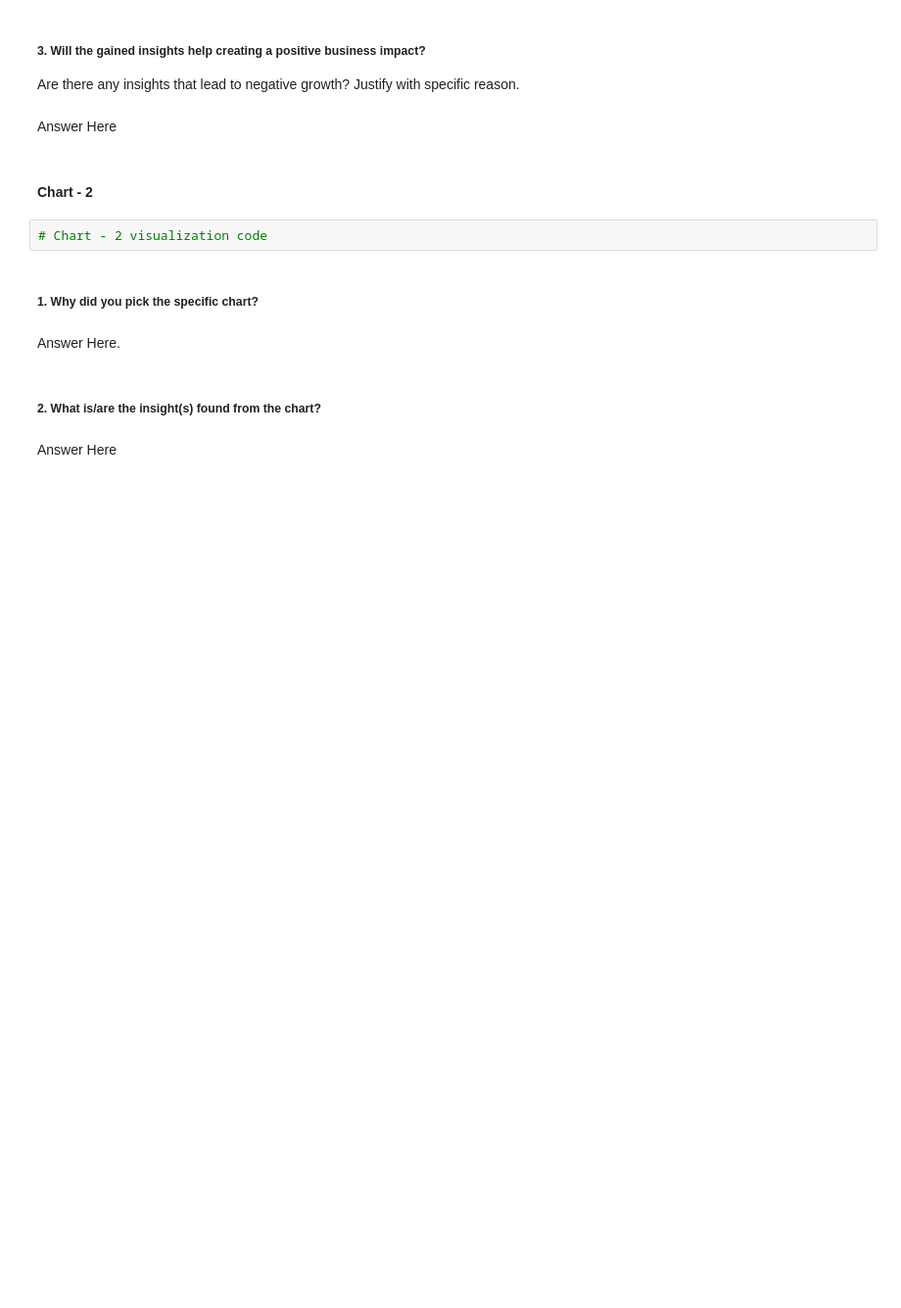
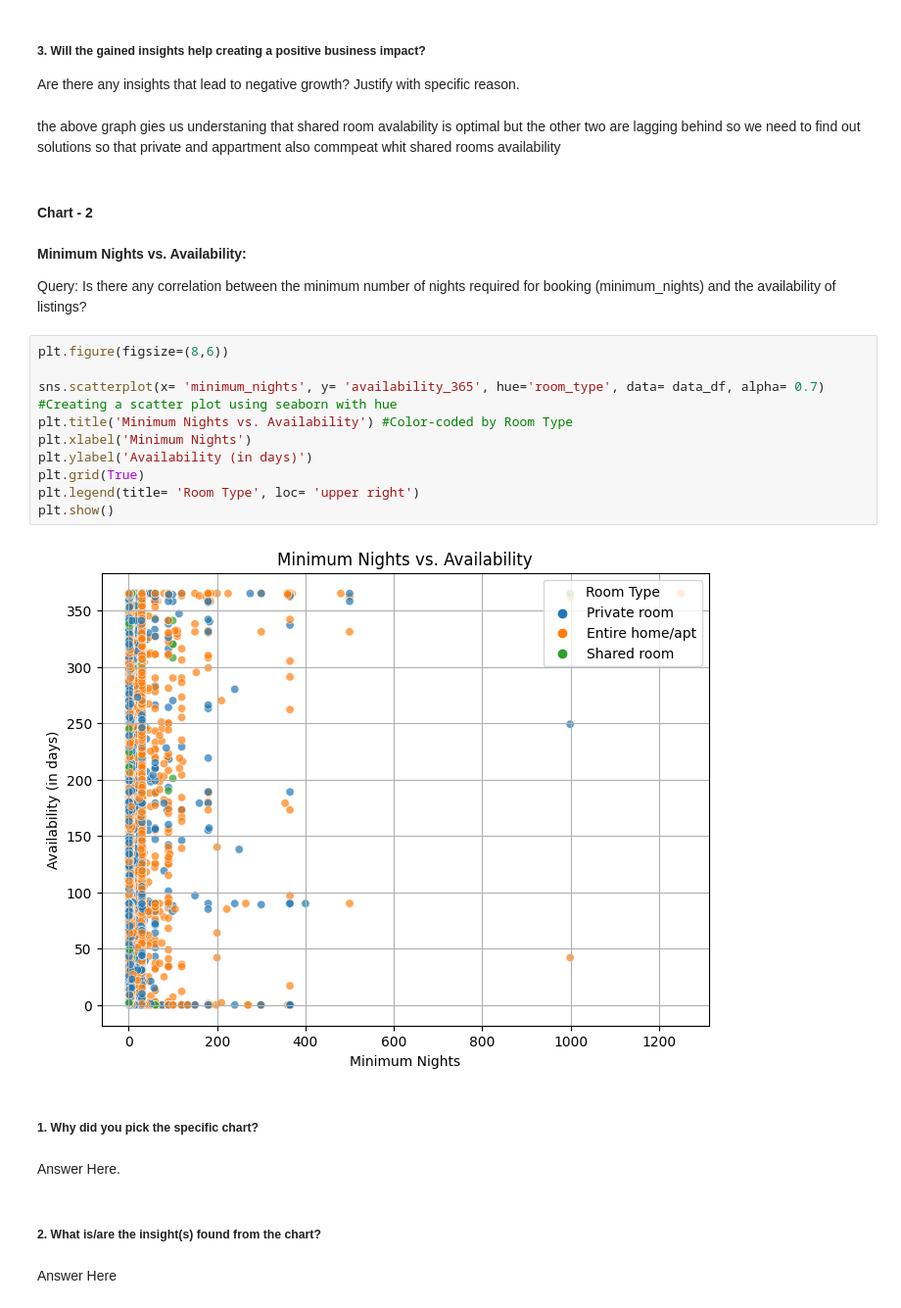
Before and after one commit to mradulkankaria/Capstone-1, a Jupyter notebook: AieBnb_EDA_project_Submission.ipynb, the cells around one changed output. Shown at 98% size. Saved outputs shown, nothing was run; the diff lists cells and outputs as text; blank space fills up the shorter version.

```diff
--- a/AieBnb_EDA_project_Submission.ipynb
+++ b/AieBnb_EDA_project_Submission.ipynb
@@ -387,12 +393,26 @@ Answer Here
 # %% [markdown]
 ##### 3. Will the gained insights help creating a positive business impact?
 Are there any insights that lead to negative growth? Justify with specific reason.
-# %% [markdown]
-Answer Here
+# %% [markdown]
+the above graph gies us understaning that shared room avalability is optimal but the other two are lagging behind so we need to find out solutions so that private and appartment also commpeat whit shared rooms availability
 # %% [markdown]
 #### Chart - 2
-# %%
-# Chart - 2 visualization code
+# %% [markdown]
+**Minimum Nights vs. Availability:**
+
+Query: Is there any correlation between the minimum number of nights required for booking (minimum_nights) and the availability of listings?
+# %%
+plt.figure(figsize=(8,6))
+
+sns.scatterplot(x= 'minimum_nights', y= 'availability_365', hue='room_type', data= data_df, alpha= 0.7) #Creating a scatter plot using seaborn with hue
+plt.title('Minimum Nights vs. Availability') #Color-coded by Room Type
+plt.xlabel('Minimum Nights')
+plt.ylabel('Availability (in days)')
+plt.grid(True)
+plt.legend(title= 'Room Type', loc= 'upper right')
+plt.show()
+# %% [output]
+[figure, added]
 # %% [markdown]
 ##### 1. Why did you pick the specific chart?
 # %% [markdown]
```
Also changed, not shown: parts of 15 cells of this notebook.
